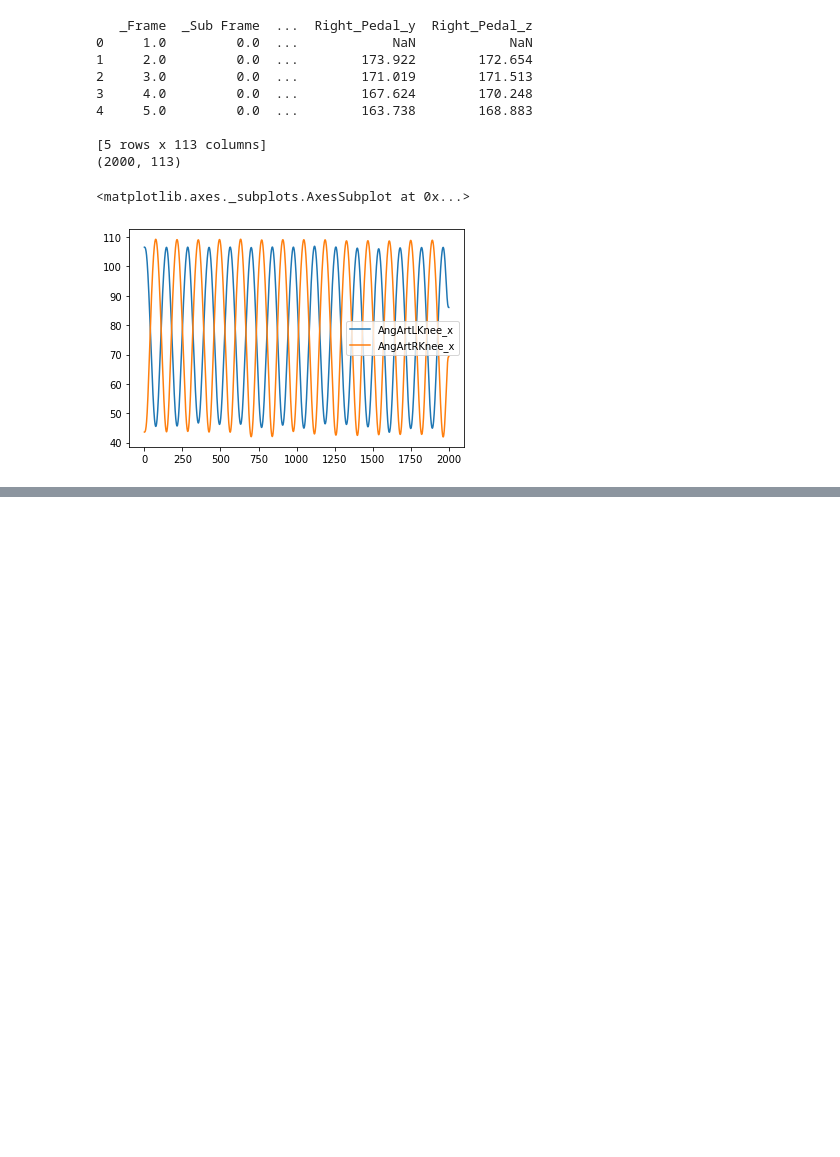
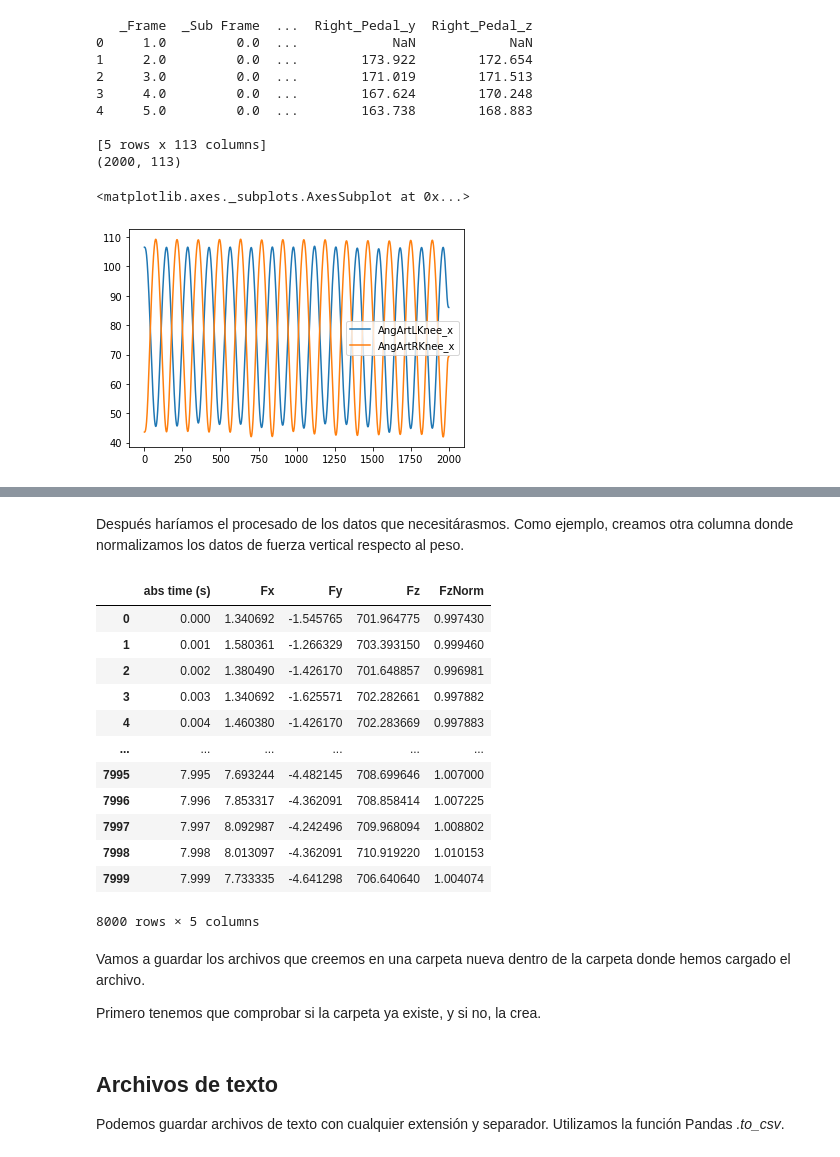
Before and after one commit to joselvira/BiomecanicaPython, a Jupyter notebook: Notebooks/ManejoArchivosCarpetas.ipynb, the cells around one changed output, grey strips where cells are left out. Drawn from its saved outputs; the diff is of its cells as text; code cells hidden in the pictures; blank space fills up the shorter version.

```diff
--- a/Notebooks/ManejoArchivosCarpetas.ipynb
+++ b/Notebooks/ManejoArchivosCarpetas.ipynb
@@ -734,0 +772,24 @@ Datos[['AngArtLKnee_x', 'AngArtRKnee_x']].plot()
+# %% [markdown]
+Después haríamos el procesado de los datos que necesitárasmos. Como ejemplo, creamos otra columna donde normalizamos los datos de fuerza vertical respecto al peso.
+# %%
+peso=Datos['Fz'][100:600].mean() #calcula el peso en una ventana de la parte inicial
+Datos['FzNorm']=Datos['Fz']/peso #Crea una columna con la fuerza vertical normalizada dividiendo entre el peso
+Datos
+# %% [output]
+|  | abs time (s) | Fx | Fy | Fz | FzNorm |
+| 0 | 0.000 | 1.340692 | -1.545765 | 701.964775 | 0.997430 |
+| 1 | 0.001 | 1.580361 | -1.266329 | 703.393150 | 0.999460 |
+| 2 | 0.002 | 1.380490 | -1.426170 | 701.648857 | 0.996981 |
+| 3 | 0.003 | 1.340692 | -1.625571 | 702.282661 | 0.997882 |
+| 4 | 0.004 | 1.460380 | -1.426170 | 702.283669 | 0.997883 |
+| ... | ... | ... | ... | ... | ... |
+| 7995 | 7.995 | 7.693244 | -4.482145 | 708.699646 | 1.007000 |
+| 7996 | 7.996 | 7.853317 | -4.362091 | 708.858414 | 1.007225 |
+| 7997 | 7.997 | 8.092987 | -4.242496 | 709.968094 | 1.008802 |
+| 7998 | 7.998 | 8.013097 | -4.362091 | 710.919220 | 1.010153 |
+| 7999 | 7.999 | 7.733335 | -4.641298 | 706.640640 | 1.004074 |
+8000 rows × 5 columns
+# %% [markdown]
+Vamos a guardar los archivos que creemos en una carpeta nueva dentro de la carpeta donde hemos cargado el archivo.
+
+Primero tenemos que comprobar si la carpeta ya existe, y si no, la crea.
@@ -734,0 +800,4 @@ Datos[['AngArtLKnee_x', 'AngArtRKnee_x']].plot()
+# %% [markdown]
+## Archivos de texto
+
+Podemos guardar archivos de texto con cualquier extensión y separador. Utilizamos la función Pandas *.to_csv*.
```
Also changed, not shown: parts of 16 cells of this notebook.
